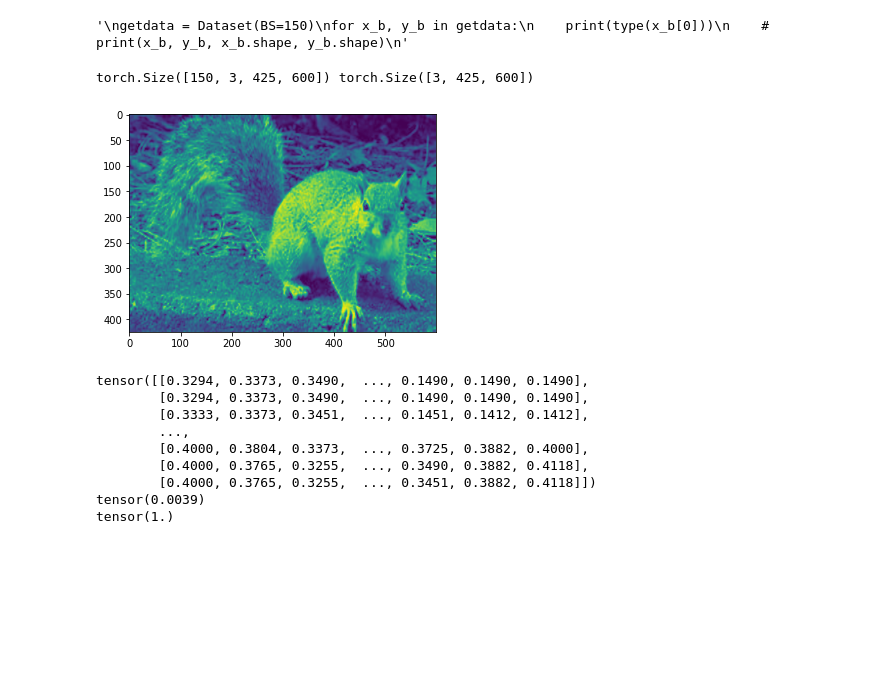
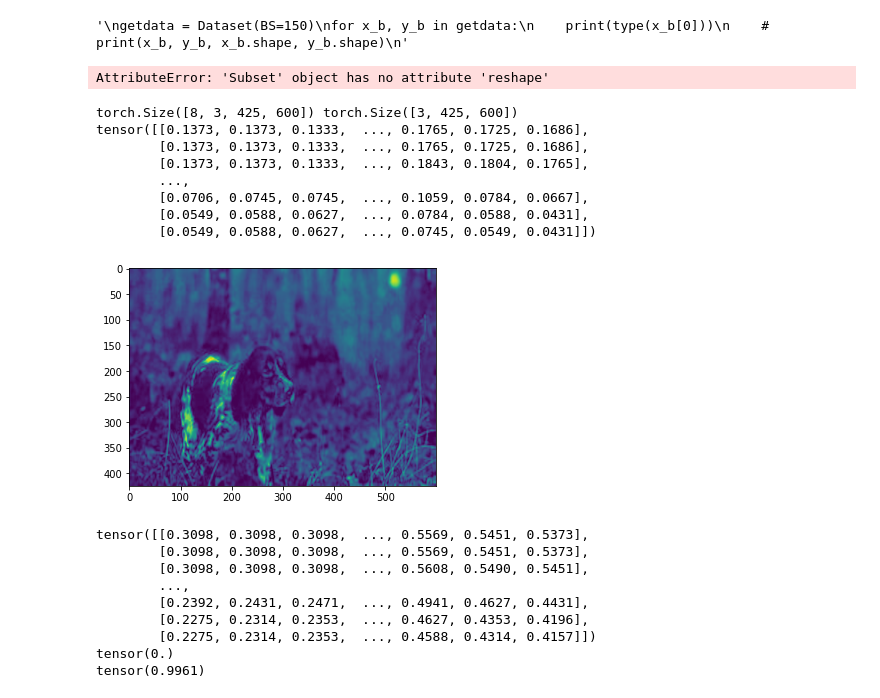
Before and after one commit to 0xasim/ai-notebooks, a Jupyter notebook: animals10_nn.ipynb, the cells around one changed output. Cells and saved outputs as stored; diff of their text form; code cells hidden in the pictures; blank space fills up the shorter version.

```diff
--- a/animals10_nn.ipynb
+++ b/animals10_nn.ipynb
@@ -72,35 +69,47 @@ for x_b, y_b in getdata:
 import torch
 # torch.manual_seed(17)
 from torchvision import datasets, transforms
-BS = 150
+BS = 8
 IM_HEIGHT = 425
 IM_WIDTH = 600
 transform = transforms.Compose([transforms.Resize([IM_HEIGHT, IM_WIDTH]), transforms.ToTensor()])
 path = os.path.join(os.getcwd(), "datasets", "animals10", "raw-img")
 dataset = datasets.ImageFolder(path, transform=transform)
 train_set, val_set = torch.utils.data.random_split(dataset, [int(len(dataset)*0.7), int(len(dataset)*0.3)+1])
-dataloader = torch.utils.data.DataLoader(train_set, batch_size=BS, shuffle=True)
+train_set_loader = torch.utils.data.DataLoader(train_set, batch_size=BS, shuffle=True)
+val_set_loader = torch.utils.data.DataLoader(val_set, batch_size=BS, shuffle=True)
+# %% [output]
+AttributeError: 'Subset' object has no attribute 'reshape'
 # %%
 import matplotlib.pyplot as plt
-i, l = next(iter(dataloader))
+i, l = next(iter(train_set_loader))
 print(i.shape, i[0].shape)
-plt.imshow(i[0][2])
+sample = i[0][2]
+print(sample)
+plt.imshow(i[0][2].reshape(IM_HEIGHT, IM_WIDTH))
 plt.show()
 print(i[0][0])
 print(torch.min(i[0][0]))
 print(torch.max(i[0][0]))
 # %% [output]
-torch.Size([150, 3, 425, 600]) torch.Size([3, 425, 600])
+torch.Size([8, 3, 425, 600]) torch.Size([3, 425, 600])
+tensor([[0.1373, 0.1373, 0.1333,  ..., 0.1765, 0.1725, 0.1686],
+        [0.1373, 0.1373, 0.1333,  ..., 0.1765, 0.1725, 0.1686],
+        [0.1373, 0.1373, 0.1333,  ..., 0.1843, 0.1804, 0.1765],
+        ...,
+        [0.0706, 0.0745, 0.0745,  ..., 0.1059, 0.0784, 0.0667],
+        [0.0549, 0.0588, 0.0627,  ..., 0.0784, 0.0588, 0.0431],
+        [0.0549, 0.0588, 0.0627,  ..., 0.0745, 0.0549, 0.0431]])
-[figure, old version]
+[figure, new version]
-tensor([[0.3294, 0.3373, 0.3490,  ..., 0.1490, 0.1490, 0.1490],
-        [0.3294, 0.3373, 0.3490,  ..., 0.1490, 0.1490, 0.1490],
-        [0.3333, 0.3373, 0.3451,  ..., 0.1451, 0.1412, 0.1412],
+tensor([[0.3098, 0.3098, 0.3098,  ..., 0.5569, 0.5451, 0.5373],
+        [0.3098, 0.3098, 0.3098,  ..., 0.5569, 0.5451, 0.5373],
+        [0.3098, 0.3098, 0.3098,  ..., 0.5608, 0.5490, 0.5451],
         ...,
-        [0.4000, 0.3804, 0.3373,  ..., 0.3725, 0.3882, 0.4000],
-        [0.4000, 0.3765, 0.3255,  ..., 0.3490, 0.3882, 0.4118],
-        [0.4000, 0.3765, 0.3255,  ..., 0.3451, 0.3882, 0.4118]])
-tensor(0.0039)
-tensor(1.)
+        [0.2392, 0.2431, 0.2471,  ..., 0.4941, 0.4627, 0.4431],
+        [0.2275, 0.2314, 0.2353,  ..., 0.4627, 0.4353, 0.4196],
+        [0.2275, 0.2314, 0.2353,  ..., 0.4588, 0.4314, 0.4157]])
+tensor(0.)
+tensor(0.9961)
 # %%
 import torch.nn as nn
 import torch.nn.functional as F
```
Also changed, not shown: parts of 6 cells of this notebook, 1 other file.
